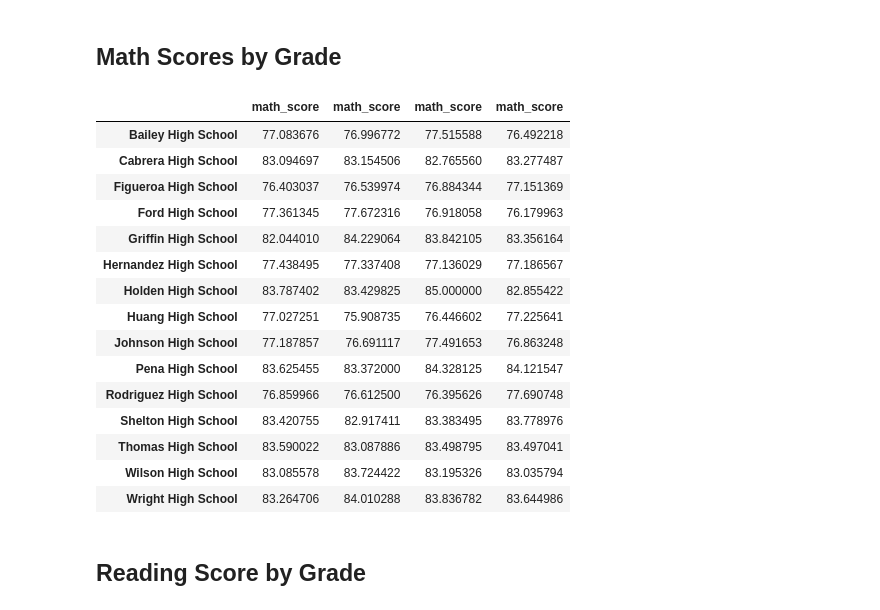
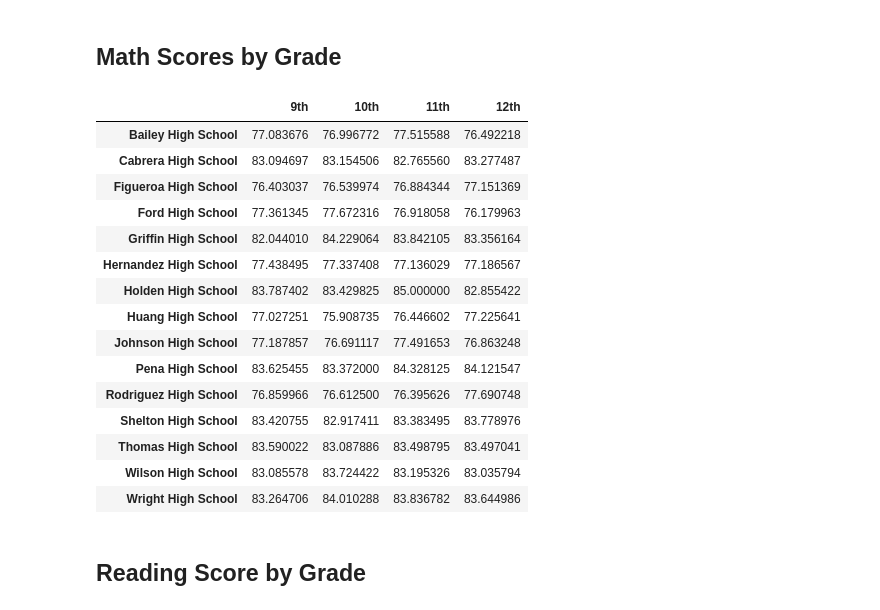
Before and after one commit to vt-bekah/pandas-challenge, a Jupyter notebook: PyCitySchools/PyCitySchools.ipynb, the cells around one changed output. Drawn from its saved outputs; the diff is of its cells as text; code cells hidden in the pictures.

```diff
--- a/PyCitySchools/PyCitySchools.ipynb
+++ b/PyCitySchools/PyCitySchools.ipynb
@@ -356,29 +356,29 @@ bottom_schools.head(5)
 # %%
 # Use the code provided to separate the data by grade
 ninth_graders = school_data_complete[(school_data_complete["grade"] == "9th")]
 tenth_graders = school_data_complete[(school_data_complete["grade"] == "10th")]
 eleventh_graders = school_data_complete[(school_data_complete["grade"] == "11th")]
 twelfth_graders = school_data_complete[(school_data_complete["grade"] == "12th")]
 
 # Group by `school_name` and take the mean of the `math_score` column for each.
 ninth_grader_math_scores = ninth_graders.groupby(["school_name"])["math_score"].mean()
 tenth_grader_math_scores = tenth_graders.groupby(["school_name"])["math_score"].mean()
 eleventh_grader_math_scores = eleventh_graders.groupby(["school_name"])["math_score"].mean()
 twelfth_grader_math_scores = twelfth_graders.groupby(["school_name"])["math_score"].mean()
 
 # Combine each of the scores above into single DataFrame called `math_scores_by_grade`
-math_scores_by_grade = pd.concat([ninth_grader_math_scores, tenth_grader_math_scores,
-                                  eleventh_grader_math_scores, twelfth_grader_math_scores], axis = 1)
+math_scores_by_grade = pd.DataFrame({"9th": ninth_grader_math_scores, "10th": tenth_grader_math_scores,
+                                 "11th": eleventh_grader_math_scores, "12th": twelfth_grader_math_scores})
 
 # Minor data wrangling
 math_scores_by_grade.index.name = None
 
 # Display the DataFrame
 math_scores_by_grade
 
 # This section not correct yet
 # %% [output]
-|  | math_score | math_score | math_score | math_score |
+|  | 9th | 10th | 11th | 12th |
 | Bailey High School | 77.083676 | 76.996772 | 77.515588 | 76.492218 |
 | Cabrera High School | 83.094697 | 83.154506 | 82.765560 | 83.277487 |
 | Figueroa High School | 76.403037 | 76.539974 | 76.884344 | 77.151369 |
```
Also changed, not shown: parts of 11 cells of this notebook.
